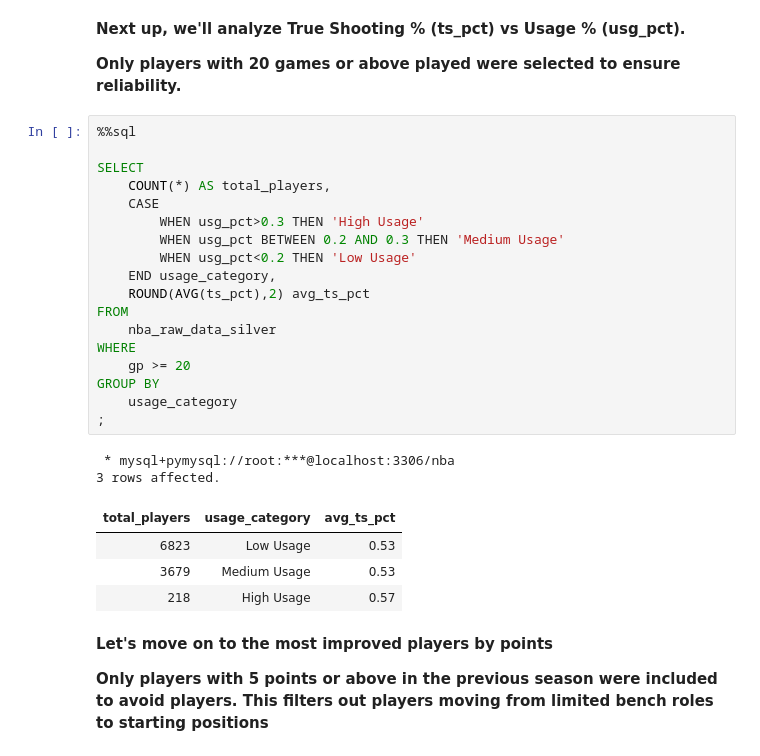
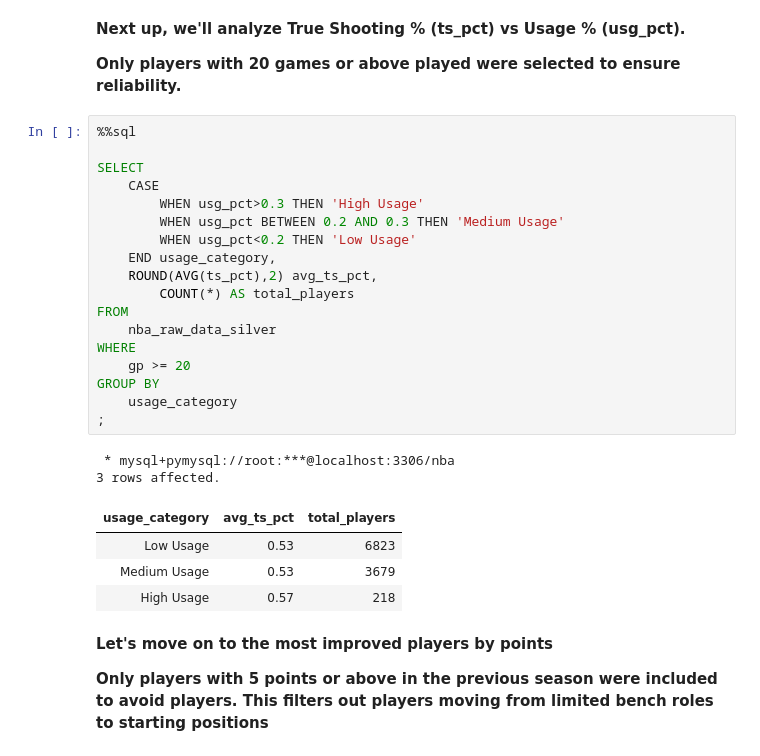
Before and after one commit to JudeIsuruFernando/Crowning-the-GOAT-A-Data-Driven-NBA-Basketball-Analysis, a Jupyter notebook: Notebooks/Analysis/Data Analysis.ipynb, the cells around one changed output. Cells and saved outputs as stored; diff of their text form.

```diff
--- a/Notebooks/Analysis/Data Analysis.ipynb
+++ b/Notebooks/Analysis/Data Analysis.ipynb
@@ -216,28 +220,28 @@ ORDER BY
 # %%
 %%sql
 
 SELECT
-    COUNT(*) AS total_players,
     CASE
         WHEN usg_pct>0.3 THEN 'High Usage'
         WHEN usg_pct BETWEEN 0.2 AND 0.3 THEN 'Medium Usage'
         WHEN usg_pct<0.2 THEN 'Low Usage'
     END usage_category,
-    ROUND(AVG(ts_pct),2) avg_ts_pct
+    ROUND(AVG(ts_pct),2) avg_ts_pct,
+        COUNT(*) AS total_players
 FROM
     nba_raw_data_silver
 WHERE
     gp >= 20
 GROUP BY
     usage_category
 ;
 # %% [output]
  * mysql+pymysql://root:***@localhost:3306/nba
 3 rows affected.
-| total_players | usage_category | avg_ts_pct |
-| 6823 | Low Usage | 0.53 |
-| 3679 | Medium Usage | 0.53 |
-| 218 | High Usage | 0.57 |
+| usage_category | avg_ts_pct | total_players |
+| Low Usage | 0.53 | 6823 |
+| Medium Usage | 0.53 | 3679 |
+| High Usage | 0.57 | 218 |
 # %% [markdown]
 **Let's move on to the most improved players by points**
 
```
Also changed, not shown: parts of 5 cells of this notebook, 3 other files.
